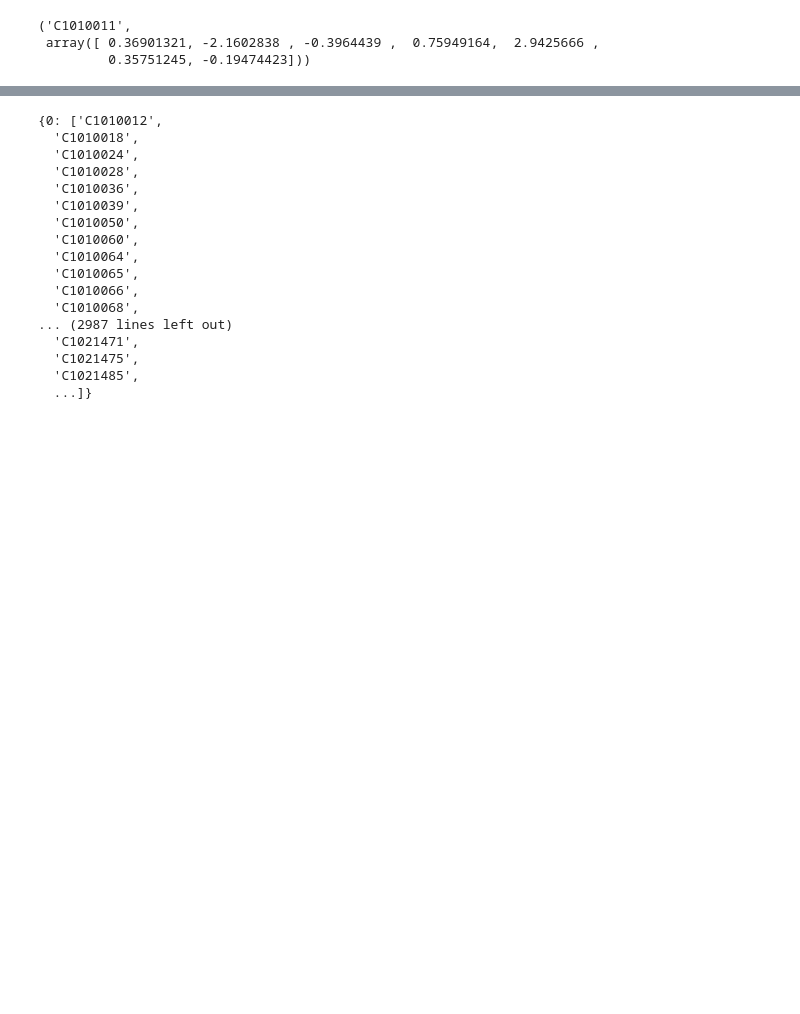
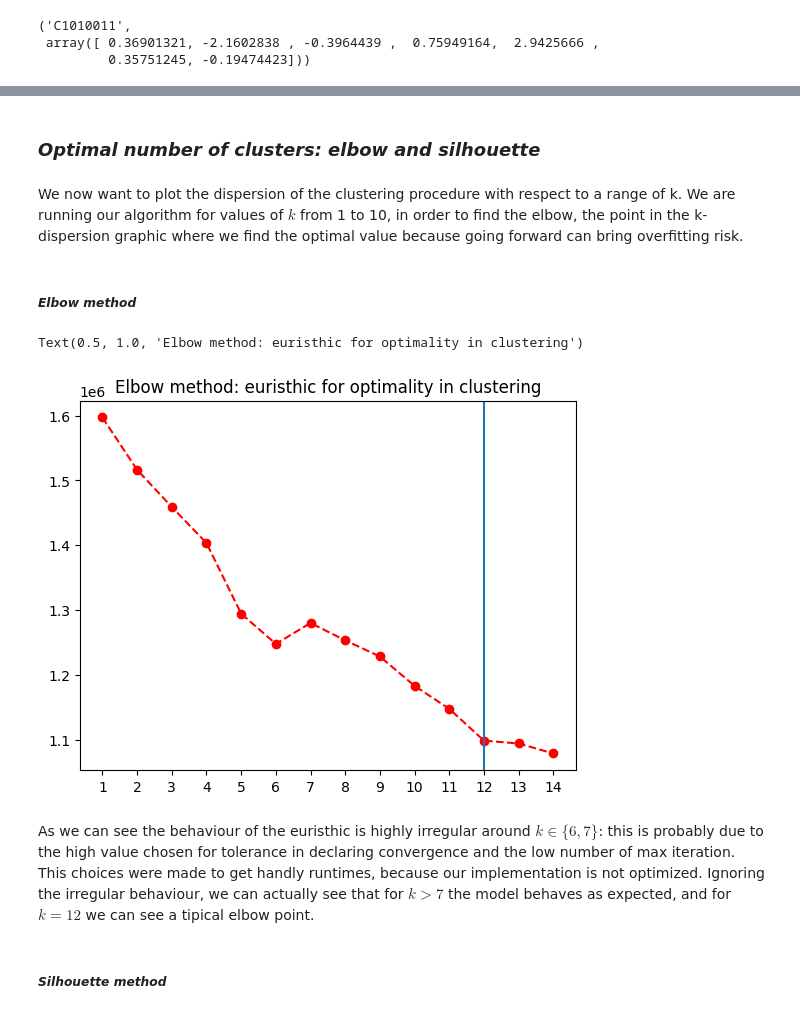
Before and after one commit to sim2000dg/adm_hw4_group26, a Jupyter notebook: FE_PCA_cluster.ipynb, the cells around one changed output, grey strips where cells are left out. Cells and saved outputs as stored; diff of their text form; code cells hidden in the pictures; blank space fills up the shorter version.

```diff
--- a/FE_PCA_cluster.ipynb
+++ b/FE_PCA_cluster.ipynb
@@ -771,20 +812,27 @@ k_means = Cluster(dim=7, k=3, epsilon=0.1, max_run=1)
-# %%
-k_means.predict(data)
-# %% [output]
-{0: ['C1010012',
-  'C1010018',
-  'C1010024',
-  'C1010028',
-  'C1010036',
-  'C1010039',
-  'C1010050',
-  'C1010060',
-  'C1010064',
-  'C1010065',
-  'C1010066',
-  'C1010068',
-... (2987 lines left out)
-  'C1021471',
-  'C1021475',
-  'C1021485',
-  ...]}
+# %% [markdown]
+### *Optimal number of clusters: elbow and silhouette*
+# %% [markdown]
+We now want to plot the dispersion of the clustering procedure with respect to a range of k. We are running our algorithm for values of $k$ from 1 to 10, in order to find the elbow, the point in the k-dispersion graphic where we find the optimal value because going forward can bring overfitting risk.
+# %% [markdown]
+##### *Elbow method*
+# %%
+dispersions = {}
+semilla = 121233
+for i in range(1,15):
+    model = Cluster(dim=7, k=i, epsilon=0.1, max_run=30, seed = semilla)
+    dispersions[i] = model.dispersion(data)
+# %%
+xs = list(dispersions.keys())
+ys = list(dispersions.values())
+
+plt.plot(xs,ys,'ro', linestyle='dashed')
+plt.axvline(x = 12)
+plt.xticks(xs)
+plt.title('Elbow method: euristhic for optimality in clustering')
+# %% [output]
+Text(0.5, 1.0, 'Elbow method: euristhic for optimality in clustering')
+[figure, added]
+# %% [markdown]
+As we can see the behaviour of the euristhic is highly irregular around $k \in \{6,7\}$: this is probably due to the high value chosen for tolerance in declaring convergence and the low number of max iteration. This choices were made to get handly runtimes, because our implementation is not optimized. Ignoring the irregular behaviour, we can actually see that for $k>7$ the model behaves as expected, and for $k=12$ we can see a tipical elbow point.
+# %% [markdown]
+##### *Silhouette method*
```
Also changed, not shown: parts of 5 cells of this notebook.
